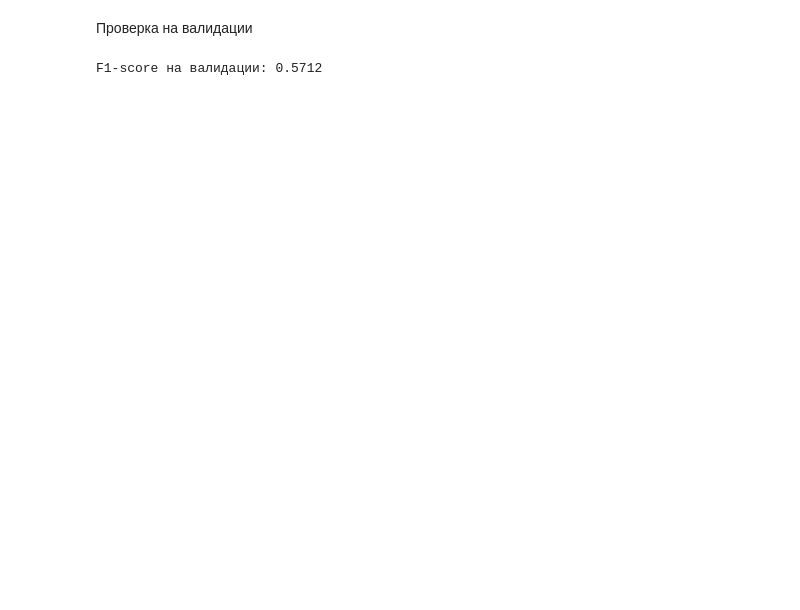
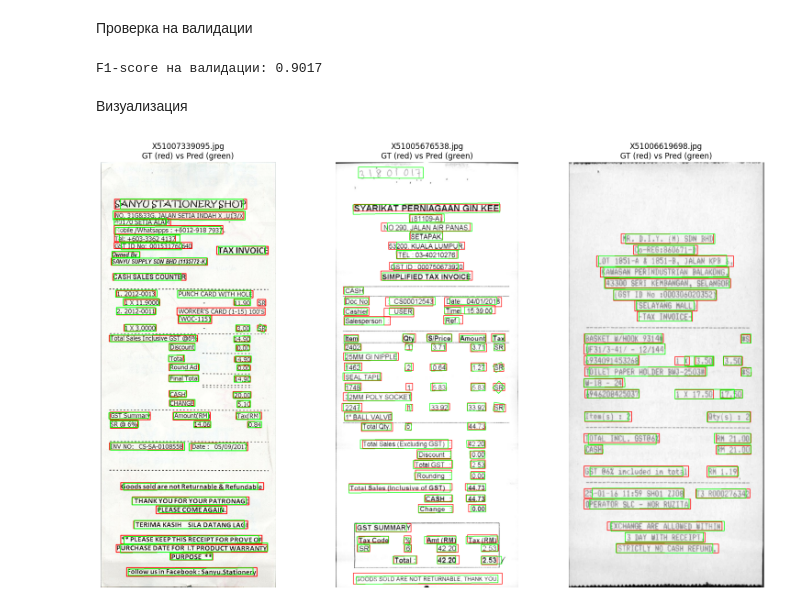
Before and after one commit to ku9efeld/NN-Architectures-Project, a Jupyter notebook: Task1/RectYoloV8/train.ipynb, the cells around one changed output. Drawn from its saved outputs; the diff is of its cells as text; code cells hidden in the pictures; blank space fills up the shorter version.

```diff
--- a/Task1/RectYoloV8/train.ipynb
+++ b/Task1/RectYoloV8/train.ipynb
@@ -8,6 +10,6 @@ import numpy as np
 # %%
 DATASET_YAML = "dataset.yaml"
-EPOCHS = 1
+EPOCHS = 5
 IMG_SIZE = 640
 BATCH_SIZE = 16
 MODEL_SIZE = "n"
@@ -111,4 +155,6 @@ for img_name in val_images:
 f1 = compute_f1_score(all_predictions, all_ground_truths, iou_threshold=0.5)
 print(f"F1-score на валидации: {f1:.4f}")
 # %% [output]
-F1-score на валидации: 0.5712
+F1-score на валидации: 0.9017
+# %% [markdown]
+Визуализация
@@ -114,0 +165,64 @@ F1-score на валидации: 0.5712
+# %%
+all_files = [f for f in os.listdir(VAL_IMG_DIR) if f.endswith('.jpg')]
+EXAMPLES = random.sample(all_files, 3)
+# %%
+# --- Вспомогательная функция: рисовать полигоны ---
+def draw_obb(image, polys, color=(0, 255, 0), thickness=2):
+    """Рисует ориентированные bounding boxes (полигоны из 4 точек)."""
+    for poly in polys:
+        pts = np.array(poly, dtype=np.int32).reshape((-1, 1, 2))
+        cv2.polylines(image, [pts], isClosed=True, color=color, thickness=thickness)
+    return image
+
+# --- Обработка примеров ---
+plt.figure(figsize=(16, 10))
+for i, img_name in enumerate(EXAMPLES, 1):
+    img_path = os.path.join(VAL_IMG_DIR, img_name)
+    lbl_path = os.path.join(VAL_LABEL_DIR, Path(img_name).with_suffix('.txt'))
+
+    if not os.path.exists(img_path):
+        print(f" Файл не найден: {img_path}")
+        continue
+
+    # Загружаем изображение
+    img = cv2.imread(img_path)
+    img = cv2.cvtColor(img, cv2.COLOR_BGR2RGB)
+    h, w = img.shape[:2]
+
+    # Предсказание
+    results = model.predict(source=img_path, conf=0.5, verbose=False)
+    pred_polys = []
+    if results[0].obb is not None:
+        obb_tensor = results[0].obb.xyxyxyxy  # [N, 8]
+        if obb_tensor is not None:
+            pred_polys = [poly.cpu().numpy() for poly in obb_tensor]
+
+    # Загружаем GT (денормализуем)
+    gt_polys = []
+    if os.path.exists(lbl_path):
+        with open(lbl_path, 'r', encoding='latin1') as f:
+            for line in f:
+                parts = line.strip().split()
+                if len(parts) == 9:
+                    coords_norm = list(map(float, parts[1:]))
+                    coords_abs = [
+                        coords_norm[i] * (w if i % 2 == 0 else h)
+                        for i in range(8)
+                    ]
+                    gt_polys.append(coords_abs)
+
+    # Рисуем GT (красный) и Pred (зелёный)
+    vis_img = img.copy()
+    vis_img = draw_obb(vis_img, gt_polys, color=(255, 0, 0), thickness=2)      # GT — красный
+    vis_img = draw_obb(vis_img, pred_polys, color=(0, 255, 0), thickness=2)    # Pred — зелёный
+
+    # Показываем
+    plt.subplot(1, len(EXAMPLES), i)
+    plt.imshow(vis_img)
+    plt.title(f"{img_name}\nGT (red) vs Pred (green)")
+    plt.axis('off')
+
+plt.tight_layout()
+plt.show()
+# %% [output]
+[figure, added]
```
Also changed, not shown: parts of 11 cells of this notebook, 1 other file.
